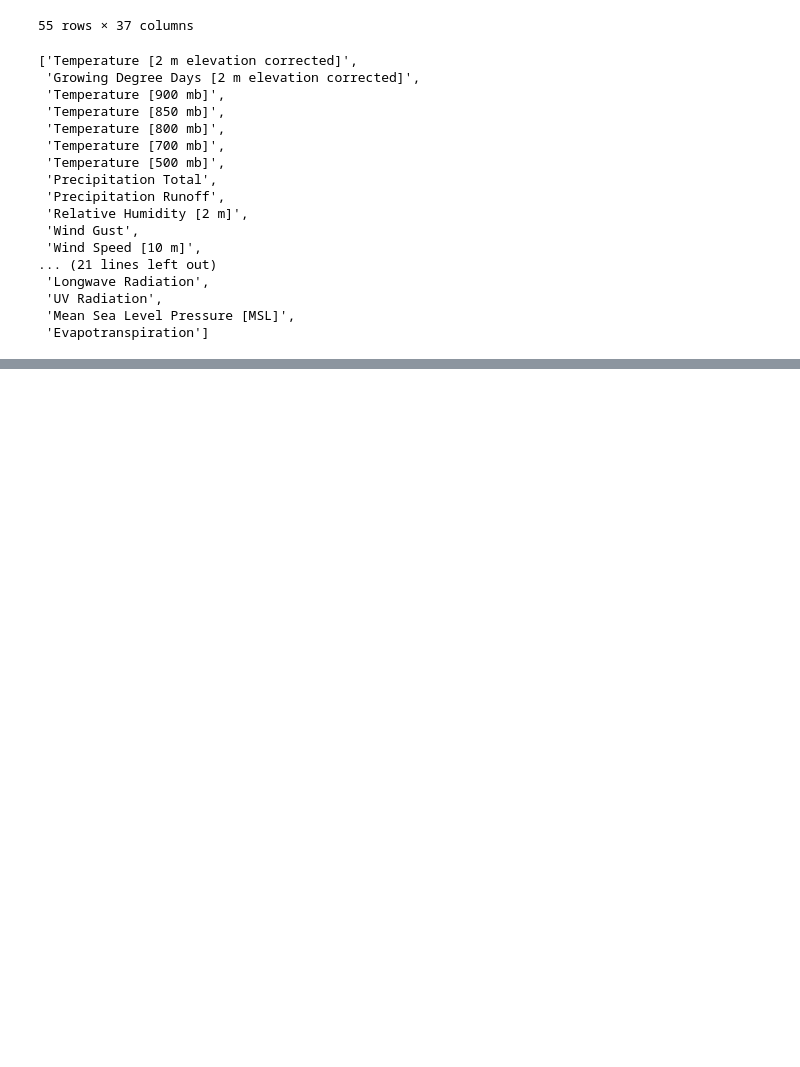
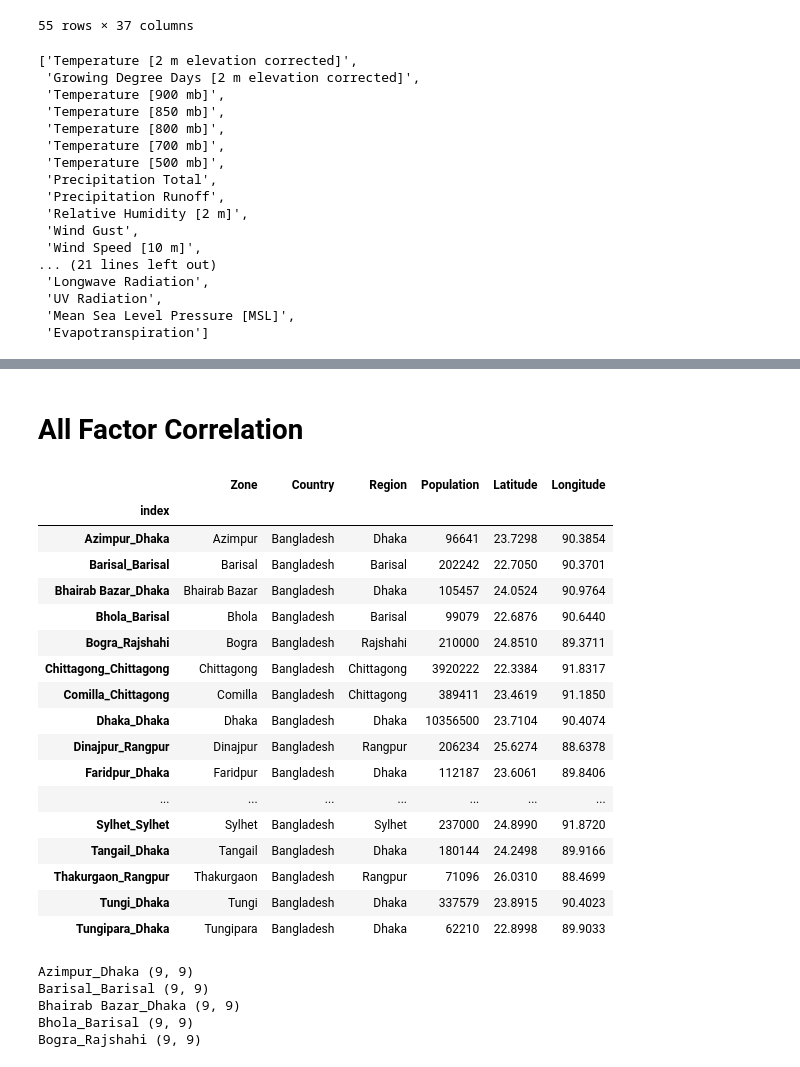
Before and after one commit to asifzmn/Air_Quality_Analysis, a Jupyter notebook: meteorology/meteoblue_cross_corr.ipynb, the cells around one changed output, grey strips where cells are left out. Cells and saved outputs as stored; diff of their text form; code cells hidden in the pictures; blank space fills up the shorter version.

```diff
--- a/meteorology/meteoblue_cross_corr.ipynb
+++ b/meteorology/meteoblue_cross_corr.ipynb
@@ -291,0 +269,36 @@ fig.show()
+# %% [markdown]
+# All Factor Correlation
+# %%
+metadata
+# %% [output]
+|  | Zone | Country | Region | Population | Latitude | Longitude |
+| index |  |  |  |  |  |  |
+| Azimpur_Dhaka | Azimpur | Bangladesh | Dhaka | 96641 | 23.7298 | 90.3854 |
+| Barisal_Barisal | Barisal | Bangladesh | Barisal | 202242 | 22.7050 | 90.3701 |
+| Bhairab Bazar_Dhaka | Bhairab Bazar | Bangladesh | Dhaka | 105457 | 24.0524 | 90.9764 |
+| Bhola_Barisal | Bhola | Bangladesh | Barisal | 99079 | 22.6876 | 90.6440 |
+| Bogra_Rajshahi | Bogra | Bangladesh | Rajshahi | 210000 | 24.8510 | 89.3711 |
+| Chittagong_Chittagong | Chittagong | Bangladesh | Chittagong | 3920222 | 22.3384 | 91.8317 |
+| Comilla_Chittagong | Comilla | Bangladesh | Chittagong | 389411 | 23.4619 | 91.1850 |
+| Dhaka_Dhaka | Dhaka | Bangladesh | Dhaka | 10356500 | 23.7104 | 90.4074 |
+| Dinajpur_Rangpur | Dinajpur | Bangladesh | Rangpur | 206234 | 25.6274 | 88.6378 |
+| Faridpur_Dhaka | Faridpur | Bangladesh | Dhaka | 112187 | 23.6061 | 89.8406 |
+| ... | ... | ... | ... | ... | ... | ... |
+| Sylhet_Sylhet | Sylhet | Bangladesh | Sylhet | 237000 | 24.8990 | 91.8720 |
+| Tangail_Dhaka | Tangail | Bangladesh | Dhaka | 180144 | 24.2498 | 89.9166 |
+| Thakurgaon_Rangpur | Thakurgaon | Bangladesh | Rangpur | 71096 | 26.0310 | 88.4699 |
+| Tungi_Dhaka | Tungi | Bangladesh | Dhaka | 337579 | 23.8915 | 90.4023 |
+| Tungipara_Dhaka | Tungipara | Bangladesh | Dhaka | 62210 | 22.8998 | 89.9033 |
+# %%
+corr_list = []
+
+for zone in metadata.head().index:
+    pm_meteo_series_mb_corr = pd.concat((series[zone],get_district_data(meteo_data,zone)[selected_factors]),axis=1).corr()
+    print(zone,pm_meteo_series_mb_corr.shape)
+    corr_list.append(pm_meteo_series_mb_corr)
+# %% [output]
+Azimpur_Dhaka (9, 9)
+Barisal_Barisal (9, 9)
+Bhairab Bazar_Dhaka (9, 9)
+Bhola_Barisal (9, 9)
+Bogra_Rajshahi (9, 9)
```
Also changed, not shown: parts of 16 cells of this notebook, 6 other files.
